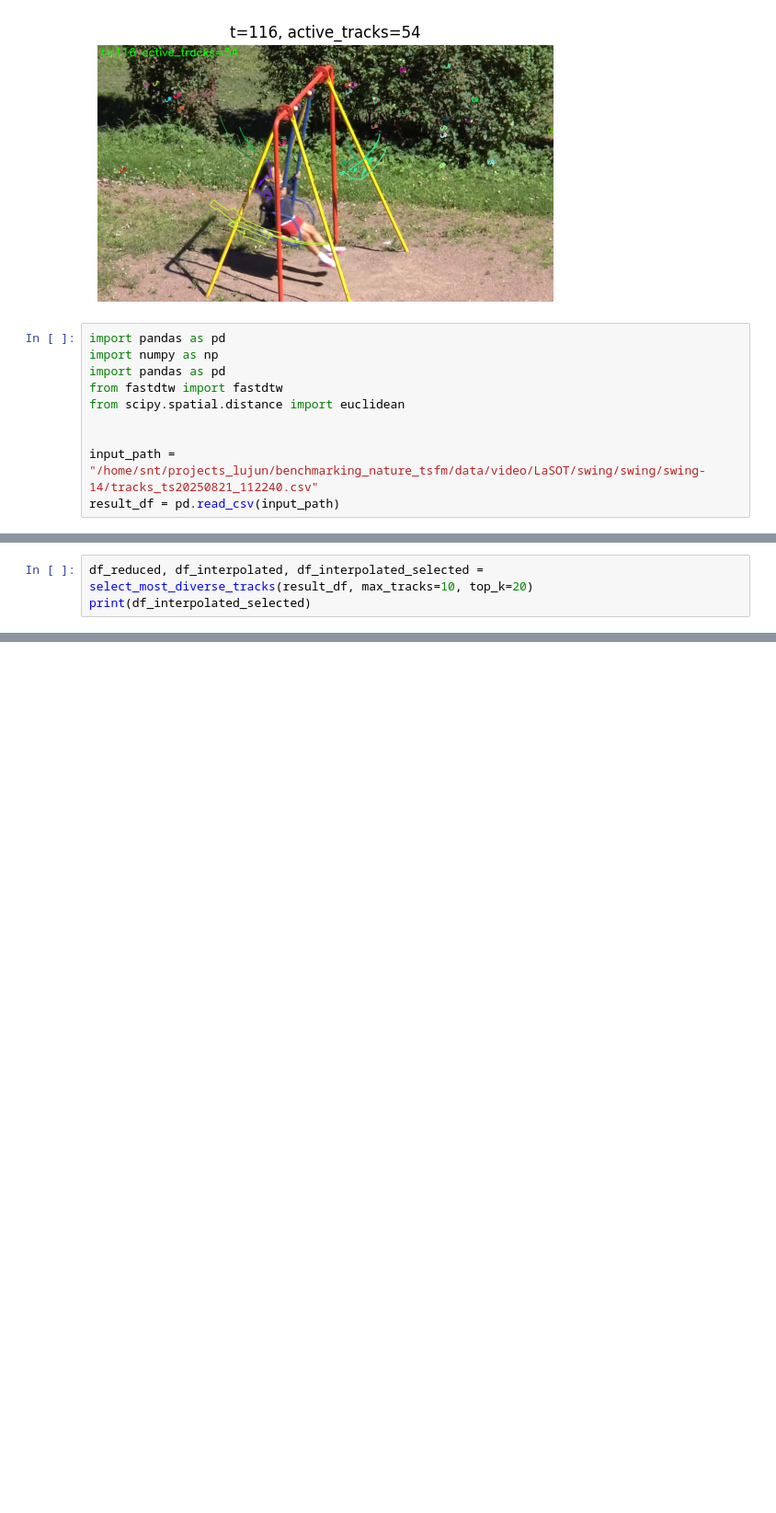
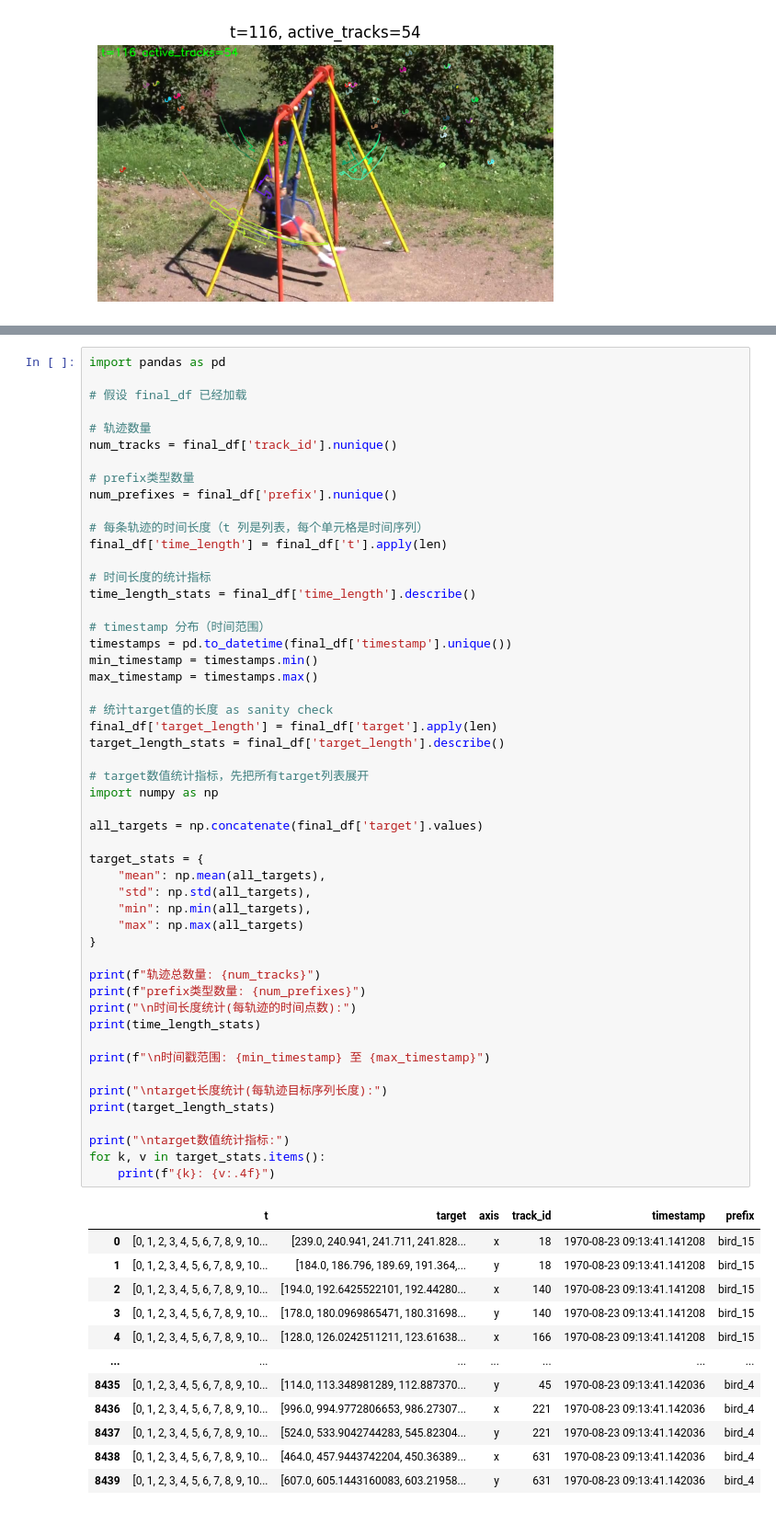
Before and after one commit to DobricLilujun/benchmarking_nature_tsfm, a Jupyter notebook: notebook/video_ts_extraction_with_object_detection.ipynb, the cells around one changed output, grey strips where cells are left out. Shown at 92% size. Drawn from its saved outputs; the diff is of its cells as text; blank space fills up the shorter version.

```diff
--- a/notebook/video_ts_extraction_with_object_detection.ipynb
+++ b/notebook/video_ts_extraction_with_object_detection.ipynb
@@ -241,14 +241,4 @@ with open(OUTPUT_CSV, "w", newline="") as f:
 # %% [output]
 KeyboardInterrupt:
 [figure]
-# %%
-import pandas as pd
-import numpy as np
-import pandas as pd
-from fastdtw import fastdtw
-from scipy.spatial.distance import euclidean
-
-
-input_path = "/home/snt/projects_lujun/benchmarking_nature_tsfm/data/video/LaSOT/swing/swing/swing-14/tracks_ts20250821_112240.csv"
-result_df = pd.read_csv(input_path)
 # %%
@@ -353,3 +331,0 @@ result_df
-# %%
-df_reduced, df_interpolated, df_interpolated_selected = select_most_diverse_tracks(result_df, max_tracks=10, top_k=20)
-print(df_interpolated_selected)
@@ -379,0 +514,64 @@ plot_tracks(df_interpolated)
+# %%
+import pandas as pd
+
+# 假设 final_df 已经加载
+
+# 轨迹数量
+num_tracks = final_df['track_id'].nunique()
+
+# prefix类型数量
+num_prefixes = final_df['prefix'].nunique()
+
+# 每条轨迹的时间长度（t 列是列表，每个单元格是时间序列）
+final_df['time_length'] = final_df['t'].apply(len)
+
+# 时间长度的统计指标
+time_length_stats = final_df['time_length'].describe()
+
+# timestamp 分布（时间范围）
+timestamps = pd.to_datetime(final_df['timestamp'].unique())
+min_timestamp = timestamps.min()
+max_timestamp = timestamps.max()
+
+# 统计target值的长度 as sanity check
+final_df['target_length'] = final_df['target'].apply(len)
+target_length_stats = final_df['target_length'].describe()
+
+# target数值统计指标，先把所有target列表展开
+import numpy as np
+
+all_targets = np.concatenate(final_df['target'].values)
+
+target_stats = {
+    "mean": np.mean(all_targets),
+    "std": np.std(all_targets),
+    "min": np.min(all_targets),
+    "max": np.max(all_targets)
+}
+
+print(f"轨迹总数量: {num_tracks}")
+print(f"prefix类型数量: {num_prefixes}")
+print("\n时间长度统计(每轨迹的时间点数):")
+print(time_length_stats)
+
+print(f"\n时间戳范围: {min_timestamp} 至 {max_timestamp}")
+
+print("\ntarget长度统计(每轨迹目标序列长度):")
+print(target_length_stats)
+
+print("\ntarget数值统计指标:")
+for k, v in target_stats.items():
+    print(f"{k}: {v:.4f}")
+# %% [output]
+|  | t | target | axis | track_id | timestamp | prefix |
+| 0 | [0, 1, 2, 3, 4, 5, 6, 7, 8, 9, 10... | [239.0, 240.941, 241.711, 241.828... | x | 18 | 1970-08-23 09:13:41.141208 | bird_15 |
+| 1 | [0, 1, 2, 3, 4, 5, 6, 7, 8, 9, 10... | [184.0, 186.796, 189.69, 191.364,... | y | 18 | 1970-08-23 09:13:41.141208 | bird_15 |
+| 2 | [0, 1, 2, 3, 4, 5, 6, 7, 8, 9, 10... | [194.0, 192.6425522101, 192.44280... | x | 140 | 1970-08-23 09:13:41.141208 | bird_15 |
+| 3 | [0, 1, 2, 3, 4, 5, 6, 7, 8, 9, 10... | [178.0, 180.0969865471, 180.31698... | y | 140 | 1970-08-23 09:13:41.141208 | bird_15 |
+| 4 | [0, 1, 2, 3, 4, 5, 6, 7, 8, 9, 10... | [128.0, 126.0242511211, 123.61638... | x | 166 | 1970-08-23 09:13:41.141208 | bird_15 |
+| ... | ... | ... | ... | ... | ... | ... |
+| 8435 | [0, 1, 2, 3, 4, 5, 6, 7, 8, 9, 10... | [114.0, 113.348981289, 112.887370... | y | 45 | 1970-08-23 09:13:41.142036 | bird_4 |
+| 8436 | [0, 1, 2, 3, 4, 5, 6, 7, 8, 9, 10... | [996.0, 994.9772806653, 986.27307... | x | 221 | 1970-08-23 09:13:41.142036 | bird_4 |
+| 8437 | [0, 1, 2, 3, 4, 5, 6, 7, 8, 9, 10... | [524.0, 533.9042744283, 545.82304... | y | 221 | 1970-08-23 09:13:41.142036 | bird_4 |
+| 8438 | [0, 1, 2, 3, 4, 5, 6, 7, 8, 9, 10... | [464.0, 457.9443742204, 450.36389... | x | 631 | 1970-08-23 09:13:41.142036 | bird_4 |
+| 8439 | [0, 1, 2, 3, 4, 5, 6, 7, 8, 9, 10... | [607.0, 605.1443160083, 603.21958... | y | 631 | 1970-08-23 09:13:41.142036 | bird_4 |
```
Also changed, not shown: parts of 14 cells of this notebook, 11 other files.
